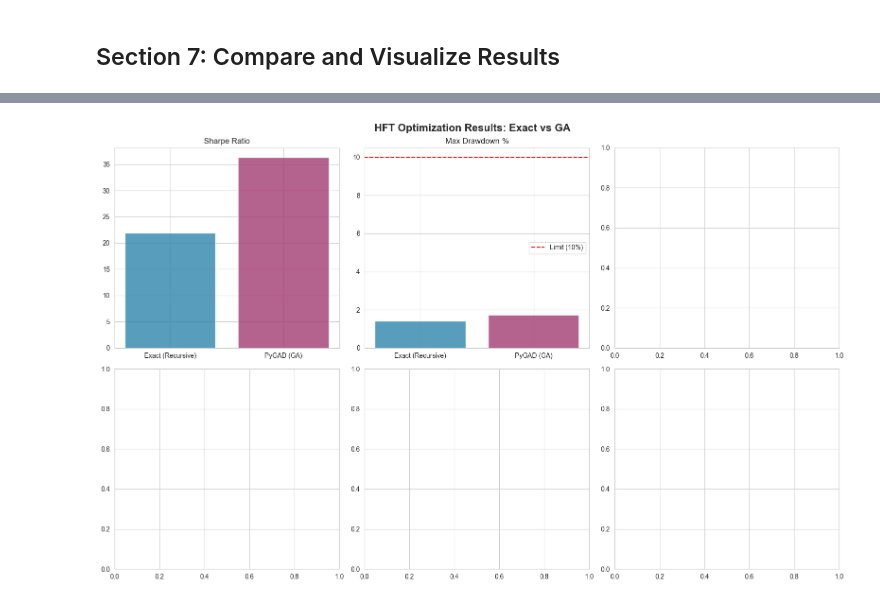
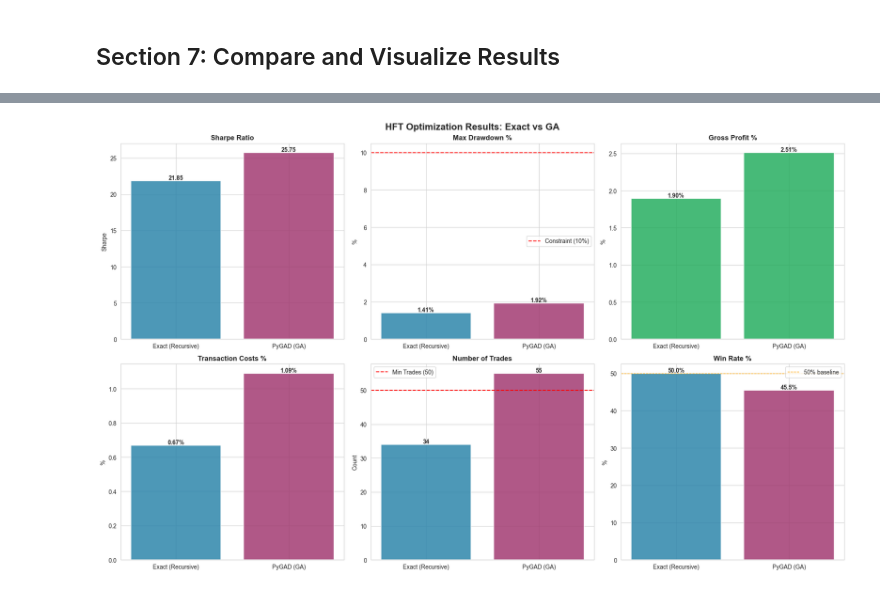
Before and after one commit to SasankaDidula/hft-optimization, a Jupyter notebook: Optimization_Main.ipynb, the cells around one changed output, grey strips where cells are left out. Saved outputs shown, nothing was run; the diff lists cells and outputs as text; code cells hidden in the pictures.

```diff
--- a/Optimization_Main.ipynb
+++ b/Optimization_Main.ipynb
@@ -962,9 +1142,9 @@ def optimize_with_ga(df, num_generations=50):
     Metaheuristic optimization using Genetic Algorithm (PyGAD).
 
     Gene encoding:
-    - Gene 0: Threshold T (0.01 to 1.0)
-    - Gene 1: Stop-loss L (0.1 to 10.0)
-    - Gene 2: Take-profit P (0.1 to 20.0)
+    - Gene 0: Threshold T  [0.01, 1.0]
+    - Gene 1: Stop-loss L  [0.1, 10.0] %
+    - Gene 2: Take-profit P [0.1, 20.0] %
 
     Fitness function: Sharpe Ratio with constraint penalties
     """
@@ -1021,6 +1201,10 @@ def optimize_with_ga(df, num_generations=50):
 
     start_time = time.time()
 
+    # Reset seeds right before GA run for reproducibility
+    random.seed(SEED)
+    np.random.seed(SEED)
+
     # FIX: Custom callback MUST be defined before passing it to PyGAD
     def on_generation_complete(ga_instance):
         gen_best = ga_instance.best_solution()[1]
@@ -1028,23 +1212,24 @@ def optimize_with_ga(df, num_generations=50):
 
     # Create GA instance
     ga_instance = pygad.GA(
-        num_generations=50,
+        num_generations=num_generations,
         num_parents_mating=4,
         fitness_func=fitness_function,
-        on_generation=on_generation_complete, # <--- PASS CALLBACK HERE
+        on_generation=on_generation_complete,
         sol_per_pop=20,
         num_genes=3,
         gene_space=[
             {"low": 0.01, "high": 1.0},
-            {"low": 0.1,  "high": 5.0},
             {"low": 0.1,  "high": 10.0},
+            {"low": 0.1,  "high": 20.0},
         ],
         parent_selection_type="tournament",
         K_tournament=3,
         mutation_type="random",
         mutation_percent_genes=25,
         crossover_type="single_point",
-        stop_criteria=["saturate_25"]
+        stop_criteria=["saturate_25"],
+        random_seed=SEED
     )
 
     # Run GA
@@ -1187,49 +1462,106 @@ Runtime Comparison:
 # %%
-fig, axes = plt.subplots(2, 3, figsize=(16, 10))
+fig, axes = plt.subplots(2, 3, figsize=(18, 11))
 fig.suptitle('HFT Optimization Results: Exact vs GA', fontsize=16, fontweight='bold')
 
 methods = ['Exact (Recursive)', 'PyGAD (GA)']
 colors = ['#2E86AB', '#A23B72']
 
+# 1 — Sharpe Ratio
 ax = axes[0, 0]
 sharpe_vals = [pulp_perf['sharpe_ratio'], ga_perf['sharpe_ratio']]
-ax.bar(methods, sharpe_vals, color=colors, alpha=0.8)
-ax.set_title('Sharpe Ratio')
+bars = ax.bar(methods, sharpe_vals, color=colors, alpha=0.85, edgecolor='white', linewidth=1.2)
+for b, v in zip(bars, sharpe_vals):
+    ax.text(b.get_x() + b.get_width()/2, b.get_height(), f'{v:.2f}',
+            ha='center', va='bottom', fontweight='bold', fontsize=10)
+ax.set_title('Sharpe Ratio', fontweight='bold')
+ax.set_ylabel('Sharpe')
 
+# 2 — Max Drawdown
 ax = axes[0, 1]
 dd_vals = [pulp_perf['max_drawdown'], ga_perf['max_drawdown']]
-ax.bar(methods, dd_vals, color=colors, alpha=0.8)
-ax.axhline(y=10.0, color='red', linestyle='--', label='Limit (10%)')
-ax.set_title('Max Drawdown %')
+bars = ax.bar(methods, dd_vals, color=colors, alpha=0.85, edgecolor='white', linewidth=1.2)
+for b, v in zip(bars, dd_vals):
+    ax.text(b.get_x() + b.get_width()/2, b.get_height(), f'{v:.2f}%',
+            ha='center', va='bottom', fontweight='bold', fontsize=10)
+ax.axhline(y=10.0, color='red', linestyle='--', linewidth=1.5, label='Constraint (10%)')
+ax.set_title('Max Drawdown %', fontweight='bold')
+ax.set_ylabel('%')
+ax.legend()
+
+# 3 — Gross Profit
+ax = axes[0, 2]
+gp_vals = [pulp_perf['gross_profit'], ga_perf['gross_profit']]
+bar_colors = ['#27ae60' if v >= 0 else '#e74c3c' for v in gp_vals]
+bars = ax.bar(methods, gp_vals, color=bar_colors, alpha=0.85, edgecolor='white', linewidth=1.2)
+for b, v in zip(bars, gp_vals):
+    offset = b.get_height() if v >= 0 else b.get_height() - 0.3
+    ax.text(b.get_x() + b.get_width()/2, offset, f'{v:.2f}%',
+            ha='center', va='bottom', fontweight='bold', fontsize=10)
+ax.axhline(y=0, color='grey', linestyle='-', linewidth=0.8)
+ax.set_title('Gross Profit %', fontweight='bold')
+ax.set_ylabel('%')
+
+# 4 — Transaction Costs
+ax = axes[1, 0]
+tc_vals = [pulp_perf['transaction_costs'], ga_perf['transaction_costs']]
+bars = ax.bar(methods, tc_vals, color=colors, alpha=0.85, edgecolor='white', linewidth=1.2)
+for b, v in zip(bars, tc_vals):
+    ax.text(b.get_x() + b.get_width()/2, b.get_height(), f'{v:.2f}%',
+            ha='center', va='bottom', fontweight='bold', fontsize=10)
+ax.set_title('Transaction Costs %', fontweight='bold')
+ax.set_ylabel('%')
+
+# 5 — Number of Trades
+ax = axes[1, 1]
+nt_vals = [pulp_perf['num_trades'], ga_perf['num_trades']]
+bars = ax.bar(methods, nt_vals, color=colors, alpha=0.85, edgecolor='white', linewidth=1.2)
+for b, v in zip(bars, nt_vals):
+    ax.text(b.get_x() + b.get_width()/2, b.get_height(), f'{int(v)}',
+            ha='center', va='bottom', fontweight='bold', fontsize=10)
+ax.axhline(y=50, color='red', linestyle='--', linewidth=1.5, label='Min Trades (50)')
+ax.set_title('Number of Trades', fontweight='bold')
+ax.set_ylabel('Count')
+ax.legend()
+
+# 6 — Win Rate
+ax = axes[1, 2]
+wr_vals = [pulp_perf['win_rate'], ga_perf['win_rate']]
+bars = ax.bar(methods, wr_vals, color=colors, alpha=0.85, edgecolor='white', linewidth=1.2)
+for b, v in zip(bars, wr_vals):
+    ax.text(b.get_x() + b.get_width()/2, b.get_height(), f'{v:.1f}%',
+            ha='center', va='bottom', fontweight='bold', fontsize=10)
+ax.axhline(y=50, color='orange', linestyle='--', linewidth=1, label='50% baseline')
+ax.set_title('Win Rate %', fontweight='bold')
+ax.set_ylabel('%')
 ax.legend()
 
 plt.tight_layout()
 plt.show()
 
 print("\n" + "=" * 80)
 print("ANALYSIS SUMMARY")
 print("=" * 80)
 
 if pulp_perf['sharpe_ratio'] > ga_perf['sharpe_ratio']:
     print(f"\n🏆 PuLP (Exact Optimization) achieved HIGHER Sharpe Ratio")
     print(f"   Difference: {pulp_perf['sharpe_ratio'] - ga_perf['sharpe_ratio']:.4f}")
 else:
     print(f"\n🏆 PyGAD (Genetic Algorithm) achieved HIGHER Sharpe Ratio")
     print(f"   Difference: {ga_perf['sharpe_ratio'] - pulp_perf['sharpe_ratio']:.4f}")
 
 print(f"\n⏱️  Execution Time:")
 
 print(f"   PuLP was {recursive_results['runtime'] / ga_result['runtime']:.2f}x slower than PyGAD")
 
 print(f"\n📊 Convergence:")
 print(f"   PyGAD evolved over {len(ga_generations)} generations")
 if len(ga_generations) > 1:
     final_improvement = ((ga_generations[-1] - ga_generations[0]) / abs(ga_generations[0])) * 100
     print(f"   Final improvement from generation 1: {final_improvement:.2f}%")
 
 print("\n" + "=" * 80)
 # %% [output]
-[figure, old version]
+[figure, new version]
 ================================================================================
 ANALYSIS SUMMARY
 ================================================================================
```
Also changed, not shown: parts of 19 cells of this notebook.
